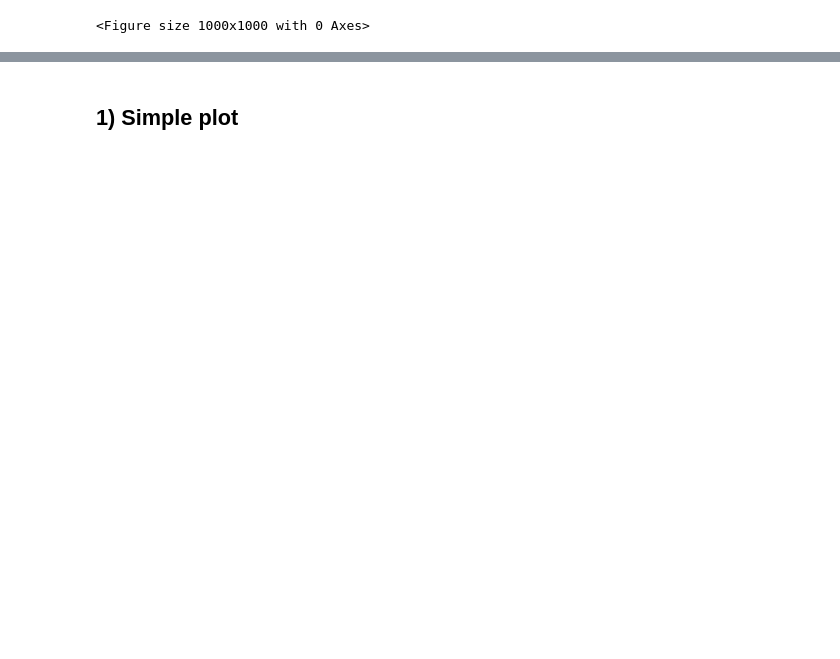
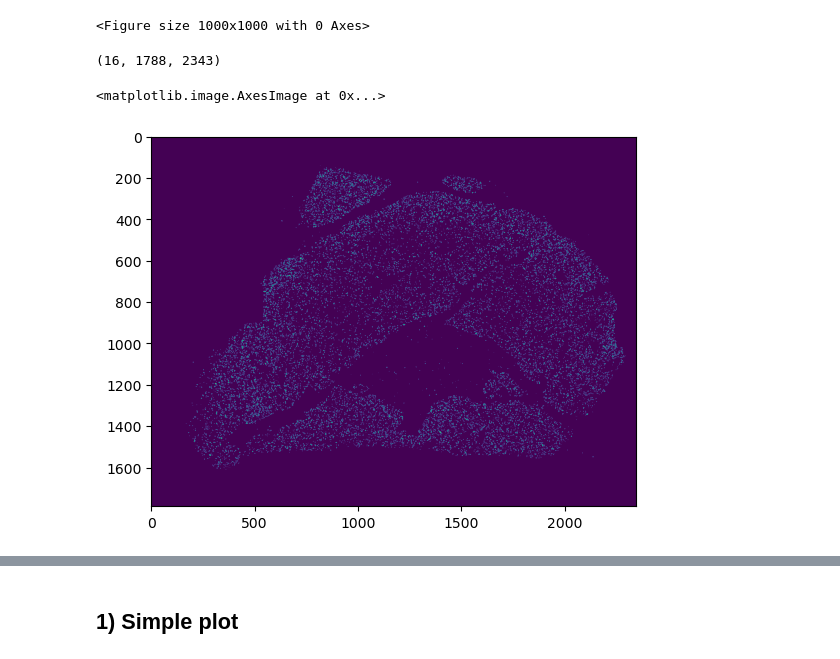
Before and after one commit to HiDiHlabs/sonar, a Jupyter notebook: sonar/plotting_functions_test.ipynb, the cells around one changed output, grey strips where cells are left out. Saved outputs shown, nothing was run; the diff lists cells and outputs as text; code cells hidden in the pictures; blank space fills up the shorter version.

```diff
--- a/sonar/plotting_functions_test.ipynb
+++ b/sonar/plotting_functions_test.ipynb
@@ -61,7 +61,7 @@ else:
 # %%
 plt.figure(figsize=[10,10])
 
-n_sample = 4
+n_sample = 1
 
 # Load the pancreas tissue matrix:
 tissue_matrix = np.load('/dh-projects/ag-ishaque/analysis/anastasiia/projects/sonar/test/ISS-pancreas/data/sample_matrices.npz')['sample_'+str(n_sample)]
@@ -69,0 +72,9 @@ tissue_matrix = np.load('/dh-projects/ag-ishaque/analysis/anastasiia/projects/so
+# %%
+rescaled.shape
+# %% [output]
+(16, 1788, 2343)
+# %%
+plt.imshow(rescaled[1])
+# %% [output]
+<matplotlib.image.AxesImage at 0x...>
+[figure, added]
```
Also changed, not shown: parts of 27 cells of this notebook, 2 other files.
